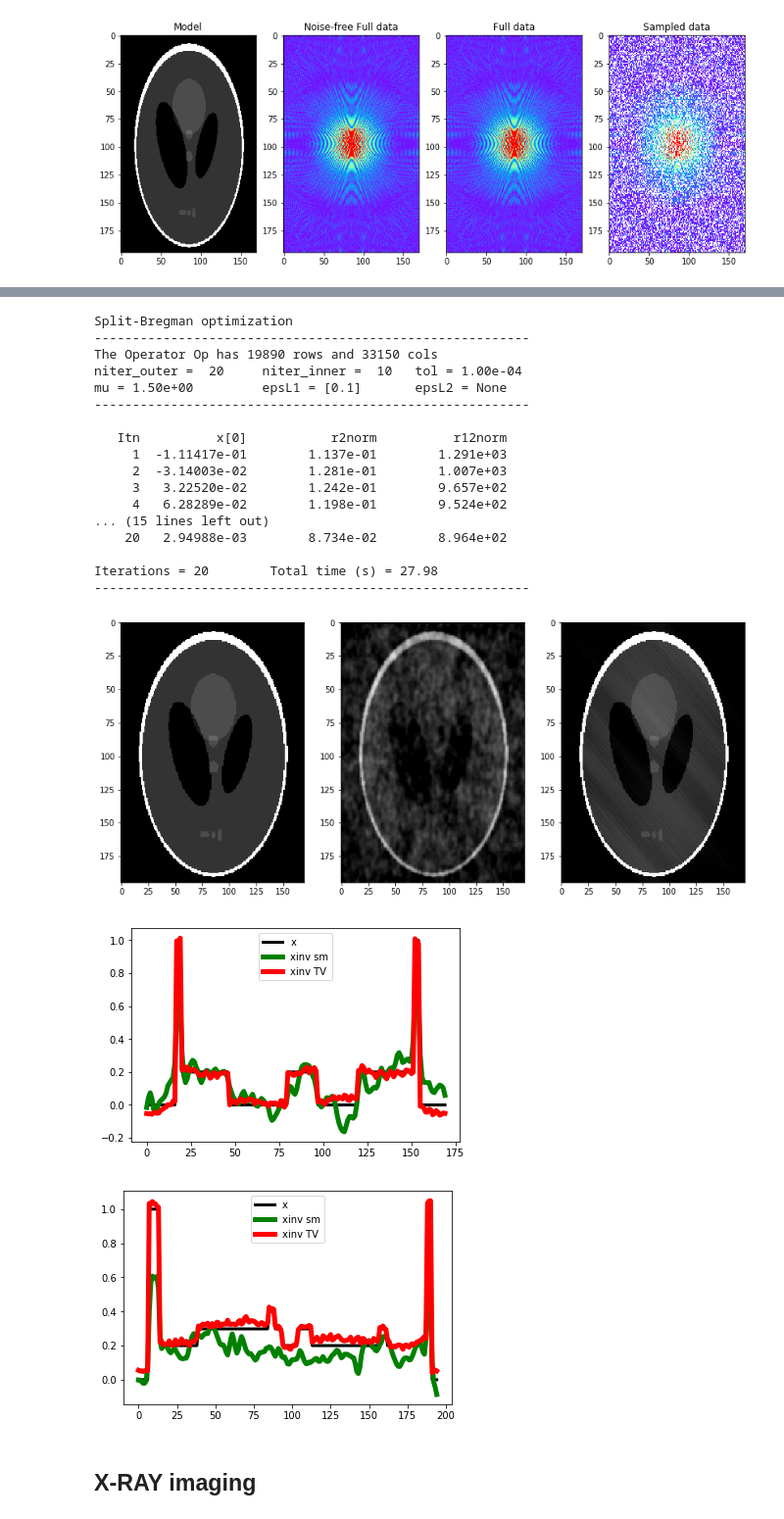
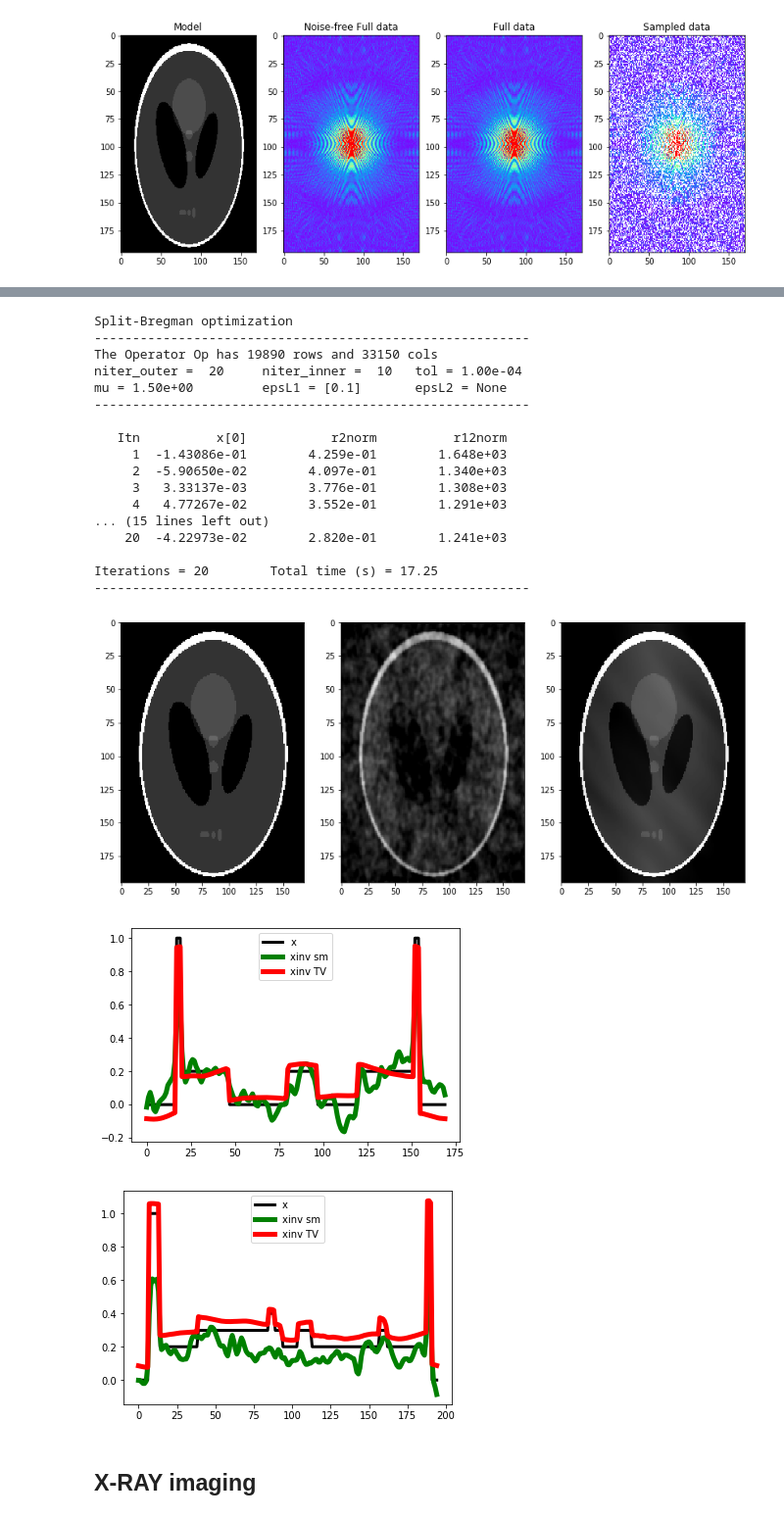
Before and after one commit to PyLops/pylops_notebooks, a Jupyter notebook: developement/TVreg.ipynb, the cells around one changed output, grey strips where cells are left out. Shown at 98% size. Saved outputs shown, nothing was run; the diff lists cells and outputs as text; code cells hidden in the pictures.

```diff
--- a/developement/TVreg.ipynb
+++ b/developement/TVreg.ipynb
@@ -474,6 +473,6 @@ plt.legend();
 # %%
-Dop = [FirstDerivative(ny*nx, dims=(ny, nx), dir=0, edge=False, dtype=np.complex) + \
-       FirstDerivative(ny*nx, dims=(ny, nx), dir=1, edge=False, dtype=np.complex)]
+Dop = [FirstDerivative(ny*nx, dims=(ny, nx), dir=0, edge=False, kind='backward', dtype=np.complex) + \
+       FirstDerivative(ny*nx, dims=(ny, nx), dir=1, edge=False, kind='backward', dtype=np.complex)]
 
 # TV
 mu = 1.5
@@ -490,41 +489,41 @@ axs[0].imshow(x, vmin=0, vmax=1, cmap='gray')
 axs[0].axis('tight')
 axs[1].imshow(xinv_sm, vmin=0, vmax=1, cmap='gray')
 axs[1].axis('tight')
 axs[2].imshow(xinv, vmin=0, vmax=1, cmap='gray')
 axs[2].axis('tight')
 
 plt.figure()
 plt.plot(x[ny//2], 'k', lw=3, label='x')
 plt.plot(xinv_sm[ny//2], 'g', lw=5, label='xinv sm')
 plt.plot(xinv[ny//2], 'r', lw=5, label='xinv TV')
 plt.legend();
 
 plt.figure()
 plt.plot(x[:, nx//2], 'k', lw=3, label='x')
 plt.plot(xinv_sm[:, nx//2], 'g', lw=5, label='xinv sm')
 plt.plot(xinv[:, nx//2], 'r', lw=5, label='xinv TV')
 plt.legend();
 # %% [output]
 Split-Bregman optimization
 ---------------------------------------------------------
 The Operator Op has 19890 rows and 33150 cols
 niter_outer =  20     niter_inner =  10   tol = 1.00e-04
 mu = 1.50e+00         epsL1 = [0.1]       epsL2 = None
 ---------------------------------------------------------
 
    Itn          x[0]           r2norm          r12norm
-     1  -1.11417e-01        1.137e-01        1.291e+03
-     2  -3.14003e-02        1.281e-01        1.007e+03
-     3   3.22520e-02        1.242e-01        9.657e+02
-     4   6.28289e-02        1.198e-01        9.524e+02
+     1  -1.43086e-01        4.259e-01        1.648e+03
+     2  -5.90650e-02        4.097e-01        1.340e+03
+     3   3.33137e-03        3.776e-01        1.308e+03
+     4   4.77267e-02        3.552e-01        1.291e+03
 ... (15 lines left out)
-    20   2.94988e-03        8.734e-02        8.964e+02
+    20  -4.22973e-02        2.820e-01        1.241e+03
 
-Iterations = 20        Total time (s) = 27.98
+Iterations = 20        Total time (s) = 17.25
 ---------------------------------------------------------
 [figure]
-[figure, old version]
+[figure, new version]
-[figure, old version]
+[figure, new version]
 # %% [markdown]
 ## X-RAY imaging
 # %% [markdown]
```
Also changed, not shown: parts of 23 cells of this notebook.
